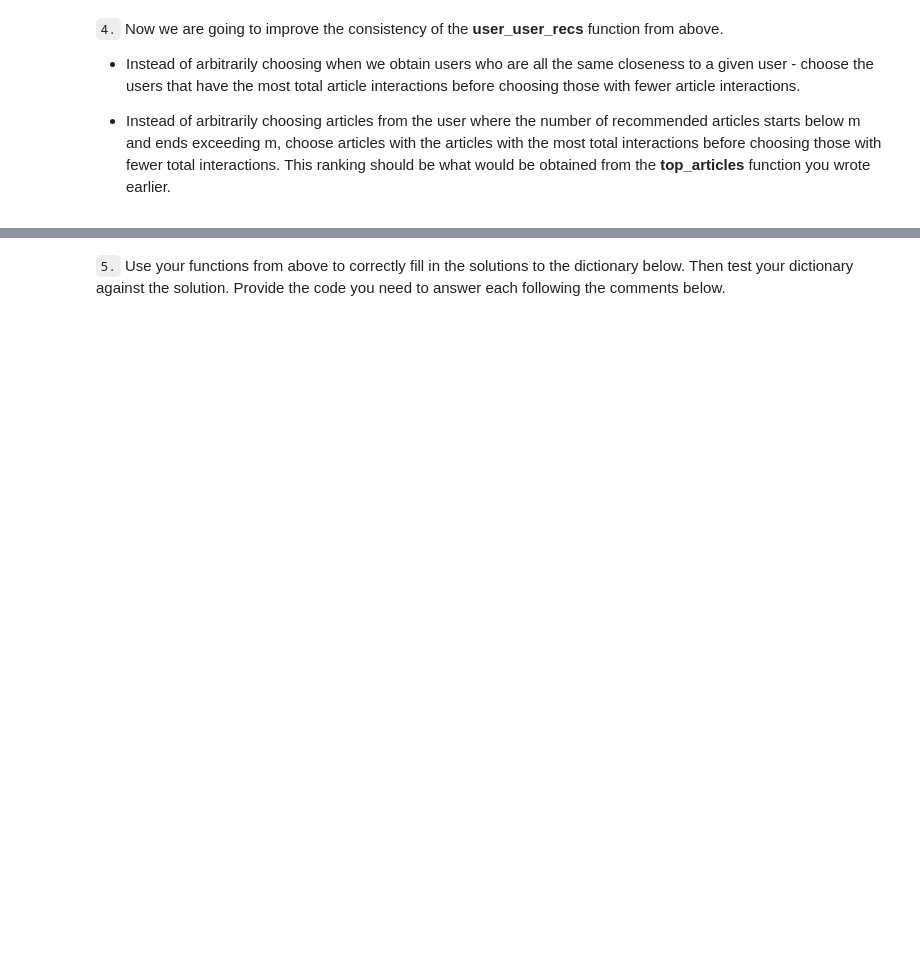
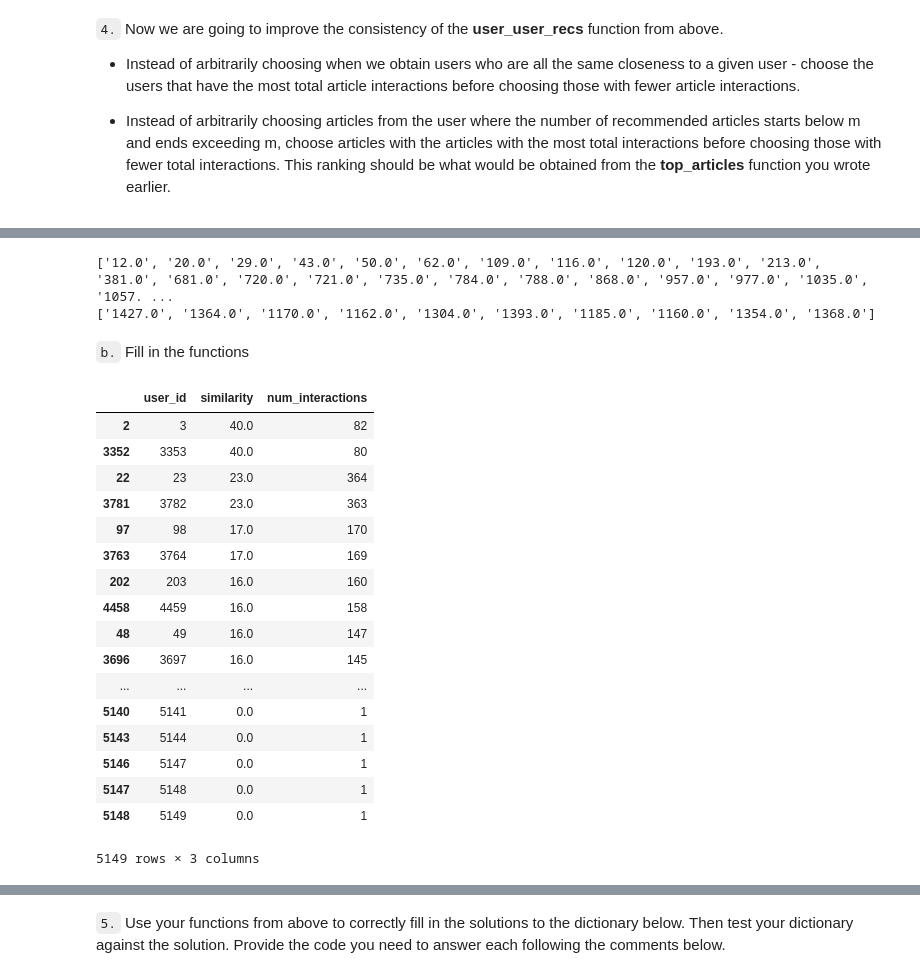
Before and after one commit to trhgvinh/udacity_NanodegreeDS_project3, a Jupyter notebook: Recommendations_with_IBM.ipynb, the cells around one changed output, grey strips where cells are left out. Cells and saved outputs as stored; diff of their text form; code cells hidden in the pictures; blank space fills up the shorter version.

```diff
--- a/Recommendations_with_IBM.ipynb
+++ b/Recommendations_with_IBM.ipynb
@@ -1383,0 +1499,3 @@ AssertionError:
+# %%
+rec_article_ids_test = ['1430.0','1429.0']
+rec_article_ids_test
@@ -1383,0 +1513,4 @@ AssertionError:
+# %%
+rec_article_ids_test = np.array(rec_article_ids_test, dtype=np.float64)
+count_interactions = df.set_index('article_id').loc[rec_article_ids_test].reset_index(inplace=False)
+count_interactions.head()
@@ -1384,3 +1562,30 @@ AssertionError:
+# %%
+m_recs = 10
+selected_user_id = 3
+closeness_list = get_top_sorted_users(selected_user_id, df, user_item)['user_id'].tolist()
+r = 0
+recs = []
+read_article_ids, read_article_names = get_user_articles(selected_user_id)
+print(read_article_ids)
+for i in closeness_list:
+    if i == selected_user_id:
+        continue
+    rec_article_ids , rec_article_names = get_user_articles(i)
+    rec_article_ids = get_sorted_articles(rec_article_ids, df)
+    for j in rec_article_ids:
+        if (j not in read_article_ids):
+            r = r + 1
+            recs.append(j)
+            if r == m_recs:
+                break
+    if r == m_recs:
+        break
+print(recs)
+# %% [output]
+['12.0', '20.0', '29.0', '43.0', '50.0', '62.0', '109.0', '116.0', '120.0', '193.0', '213.0', '381.0', '681.0', '720.0', '721.0', '735.0', '784.0', '788.0', '868.0', '957.0', '977.0', '1035.0', '1057. ...
+['1427.0', '1364.0', '1170.0', '1162.0', '1304.0', '1393.0', '1185.0', '1160.0', '1354.0', '1368.0']
+# %% [markdown]
+`b.` Fill in the functions
 # %%
 def get_top_sorted_users(user_id, df=df, user_item=user_item):
     '''
@@ -1402,6 +1607,11 @@ def get_top_sorted_users(user_id, df=df, user_item=user_item):
 
     '''
     # Your code here
+    user_article_i = user_item[user_item.index == user_id]
+    neighbors_df = user_article_i.dot(user_item.transpose()).melt().sort_values(by = 'user_id', ascending = True)
+    neighbors_df.columns = ['user_id', 'similarity']
+    neighbors_df['num_interactions'] = df.groupby(['user_id']).size().tolist()
+    neighbors_df = neighbors_df.sort_values(by = ['similarity','num_interactions'], ascending = False)
 
     return neighbors_df # Return the dataframe specified in the doc_string
 
@@ -1430,8 +1640,49 @@ def user_user_recs_part2(user_id, m=10):
 
     '''
     # Your code here
+    closeness_list = get_top_sorted_users(user_id, df, user_item)['user_id'].tolist()
+    r = 0
+    recs = []
+    read_article_ids, read_article_names = get_user_articles(user_id)
 
+    for i in closeness_list:
+        if i == user_id:
+            continue
+        rec_article_ids , rec_article_names = get_user_articles(i)
+        rec_article_ids = get_sorted_articles(rec_article_ids, df)
+        for j in rec_article_ids:
+            if (j not in read_article_ids):
+                r = r + 1
+                recs.append(j)
+                if r == m:
+                    break
+        if r == m:
+            break
+
+    rec_names = get_article_names(recs, df=df)
     return recs, rec_names
+# %%
+# Test
+get_top_sorted_users(3, df, user_item)
+# %% [output]
+|  | user_id | similarity | num_interactions |
+| 2 | 3 | 40.0 | 82 |
+| 3352 | 3353 | 40.0 | 80 |
+| 22 | 23 | 23.0 | 364 |
+| 3781 | 3782 | 23.0 | 363 |
+| 97 | 98 | 17.0 | 170 |
+| 3763 | 3764 | 17.0 | 169 |
+| 202 | 203 | 16.0 | 160 |
+| 4458 | 4459 | 16.0 | 158 |
+| 48 | 49 | 16.0 | 147 |
+| 3696 | 3697 | 16.0 | 145 |
+| ... | ... | ... | ... |
+| 5140 | 5141 | 0.0 | 1 |
+| 5143 | 5144 | 0.0 | 1 |
+| 5146 | 5147 | 0.0 | 1 |
+| 5147 | 5148 | 0.0 | 1 |
+| 5148 | 5149 | 0.0 | 1 |
+5149 rows × 3 columns
 # %%
 # Quick spot check - don't change this code - just use it to test your functions
 rec_ids, rec_names = user_user_recs_part2(20, 10)
```
Also changed, not shown: parts of 39 cells of this notebook.
